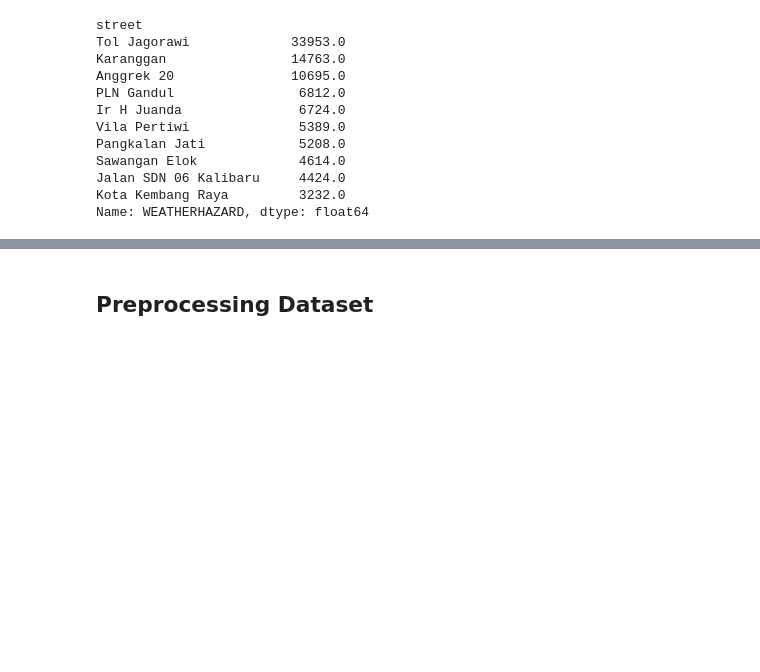
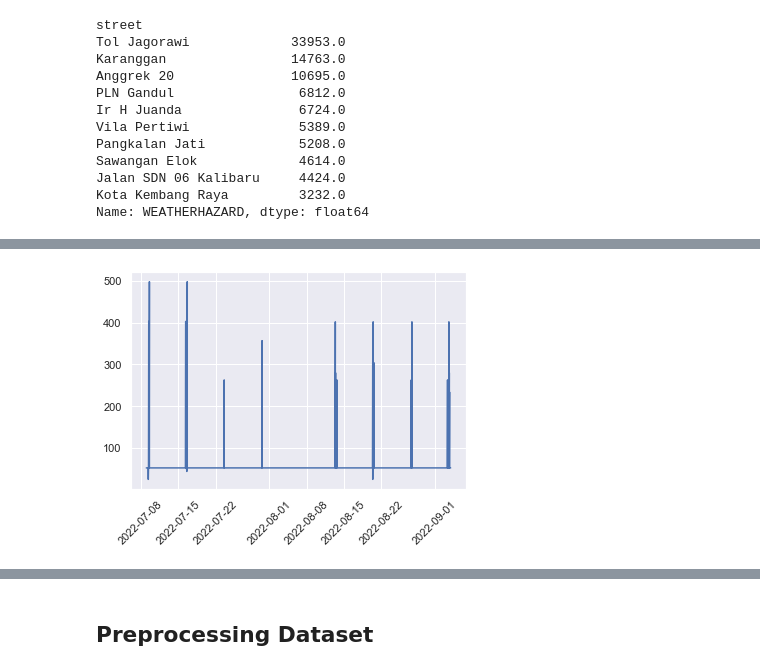
Before and after one commit to louis-not/DSLS_MiniProject, a Jupyter notebook: Data Science/notebooks/1_data preparation.ipynb, the cells around one changed output, grey strips where cells are left out. Saved outputs shown, nothing was run; the diff lists cells and outputs as text; code cells hidden in the pictures; blank space fills up the shorter version.

```diff
--- a/Data Science/notebooks/1_data preparation.ipynb
+++ b/Data Science/notebooks/1_data preparation.ipynb
@@ -278,0 +322,7 @@ Name: WEATHERHAZARD, dtype: float64
+# %%
+trial2_d = trial2[trial2['weekdays'] == 5]
+plt.plot(trial2_d['time'], trial2_d['median_length'])
+plt.xticks(rotation = 45)
+plt.show()
+# %% [output]
+[figure, added]
```
Also changed, not shown: parts of 32 cells of this notebook, 2 other files.
